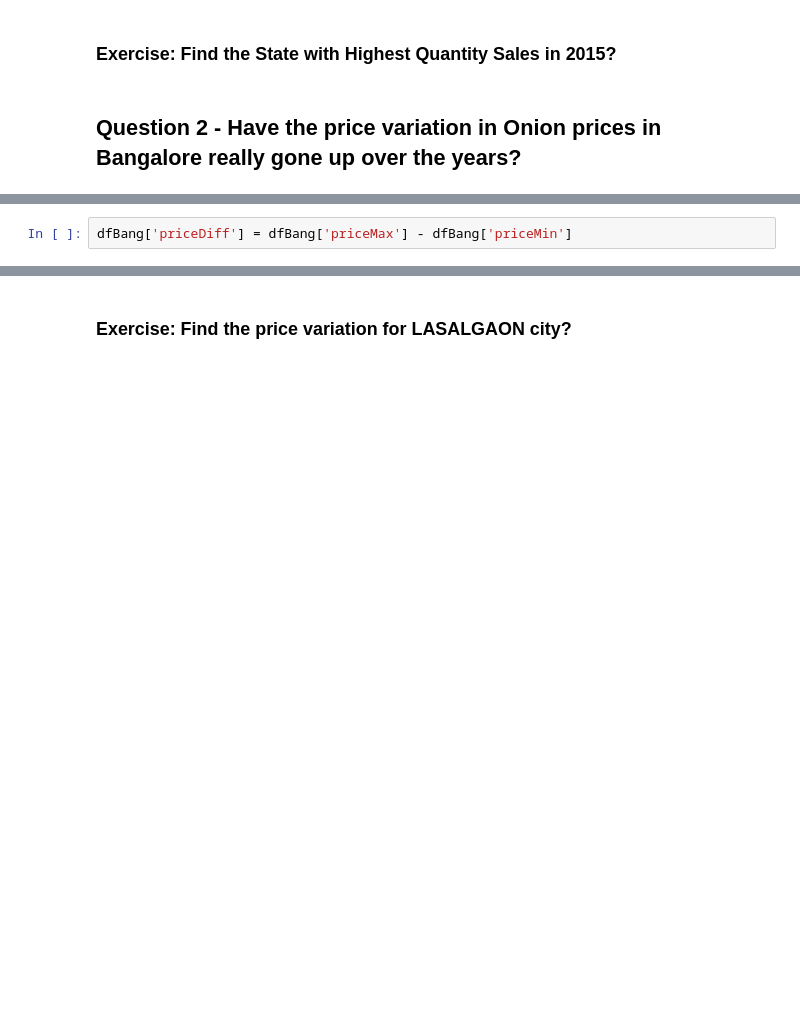
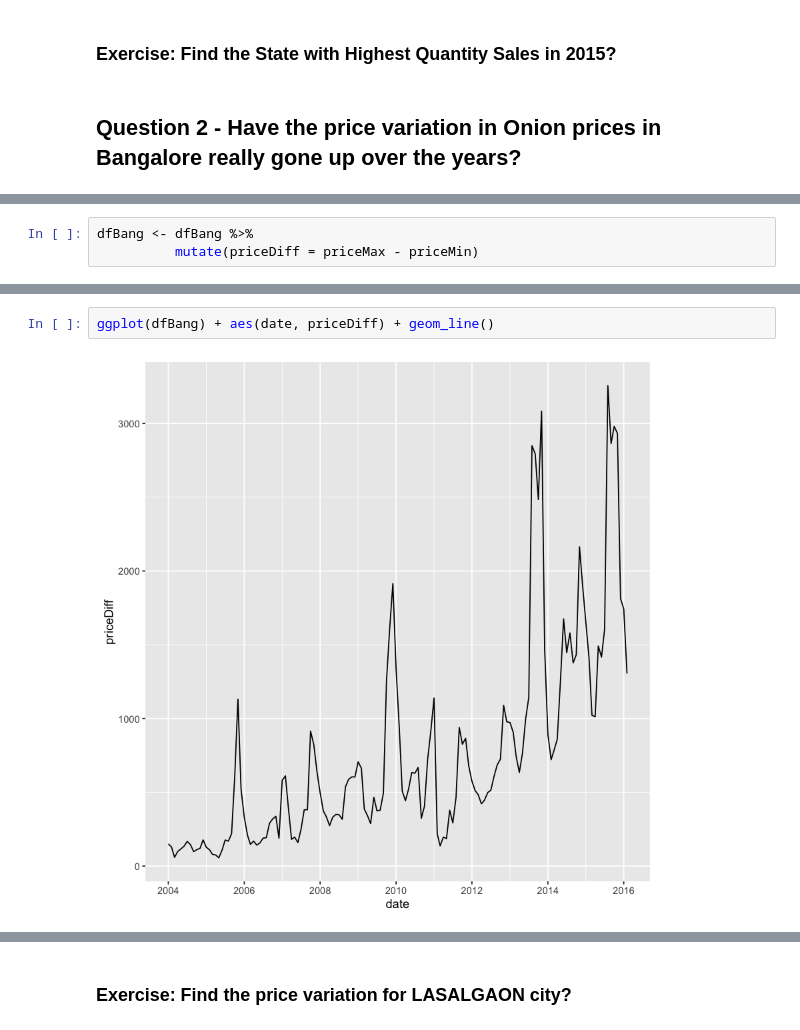
Before and after one commit to unnati-xyz/intro-R-data-science, a Jupyter notebook: onion/4-Explore.ipynb, the cells around one changed output, grey strips where cells are left out. Drawn from its saved outputs; the diff is of its cells as text; blank space fills up the shorter version.

```diff
--- a/onion/4-Explore.ipynb
+++ b/onion/4-Explore.ipynb
@@ -173,3 +320,4 @@ dfBang.plot(kind = "line", y = ['priceMin', 'priceMod', 'priceMax'])
 To calculate the range of change, we will create a new price difference variable - which is the difference between the priceMin and priceMax
 # %%
-dfBang['priceDiff'] = dfBang['priceMax'] - dfBang['priceMin']
+dfBang <- dfBang %>%
+          mutate(priceDiff = priceMax - priceMin)
@@ -180,3 +334,7 @@ dfBang.plot(kind = 'line', y = 'priceDiff')
+# %%
+ggplot(dfBang) + aes(date, priceDiff) + geom_line()
+# %% [output]
+[figure, added]
 # %% [markdown]
 ### PRINCIPLE: Pivot Table
 
```
Also changed, not shown: parts of 78 cells of this notebook, 2 other files.
